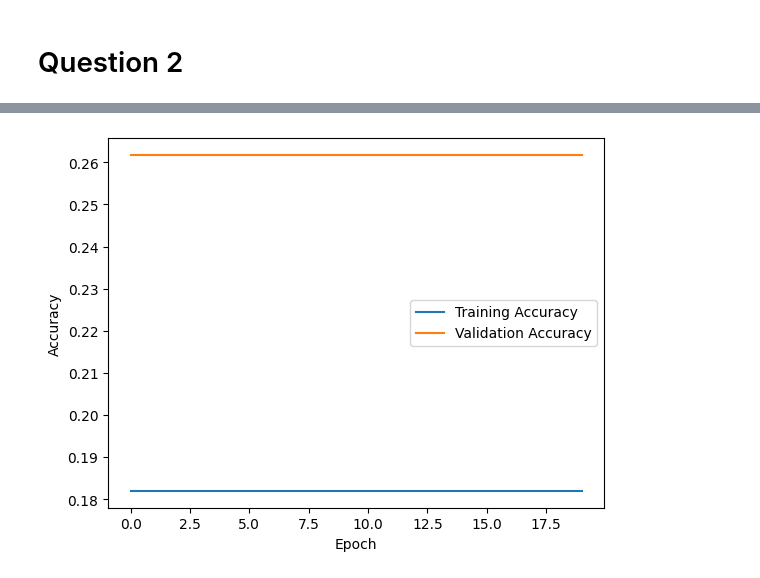
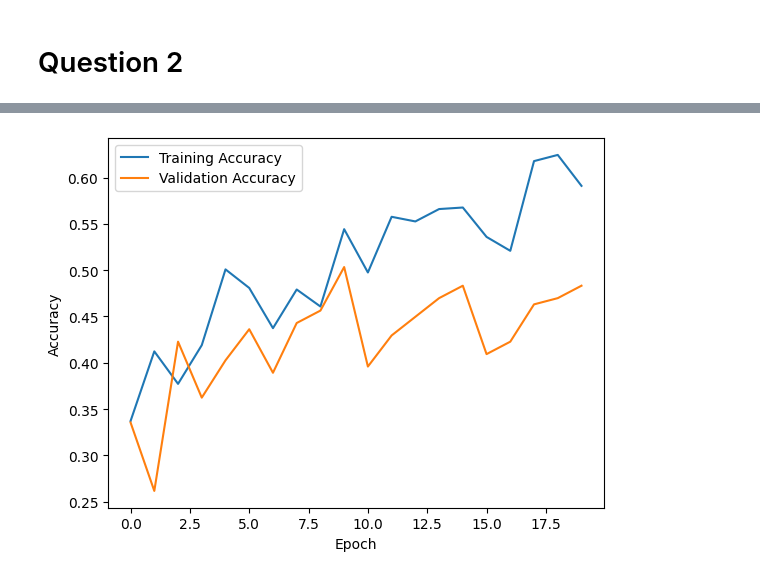
Before and after one commit to yagnaVNK/Data-Mining-1, a Jupyter notebook: Assignment3/Assignment3.ipynb, the cells around one changed output, grey strips where cells are left out. Saved outputs shown, nothing was run; the diff lists cells and outputs as text; code cells hidden in the pictures.

```diff
--- a/Assignment3/Assignment3.ipynb
+++ b/Assignment3/Assignment3.ipynb
@@ -277,5 +257,7 @@ Epoch 20/20 | Train Loss: 0.0927, Train Acc: 0.2805 | Val Loss: 0.1027, Val Acc:
 # %%
 # Train the model
 model_kernel_5.to(device)
+
+optimizer = optim.Adam(model_kernel_5.parameters(), lr=4e-6)
 train_model(model_kernel_5, train_loader, val_loader, criterion, optimizer, device, num_epochs=20)
 # %% [output]
@@ -302,4 +284,4 @@ Epoch 20/20 | Train Loss: 0.0980, Train Acc: 0.1820 | Val Loss: 0.0992, Val Acc:
-[figure, old version]
+[figure, new version]
 # %%
 # Train the model
 
```
Also changed, not shown: parts of 7 cells of this notebook.
